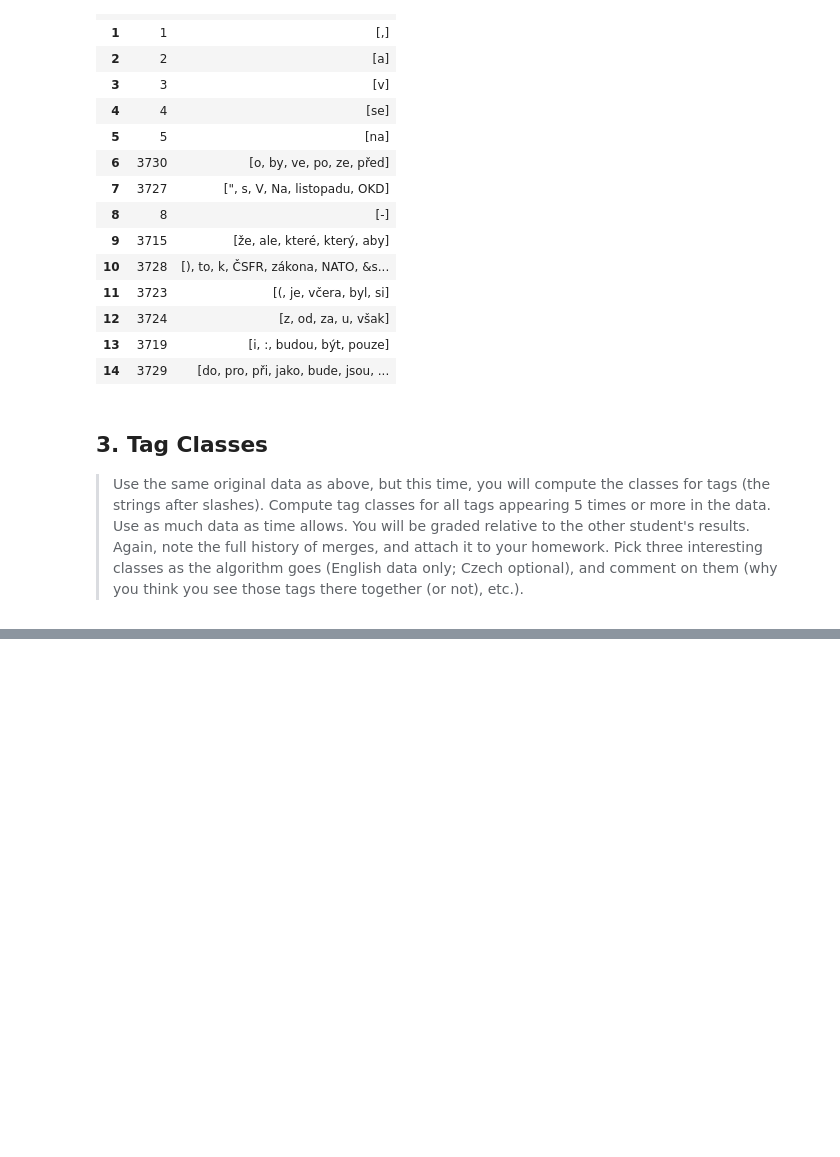
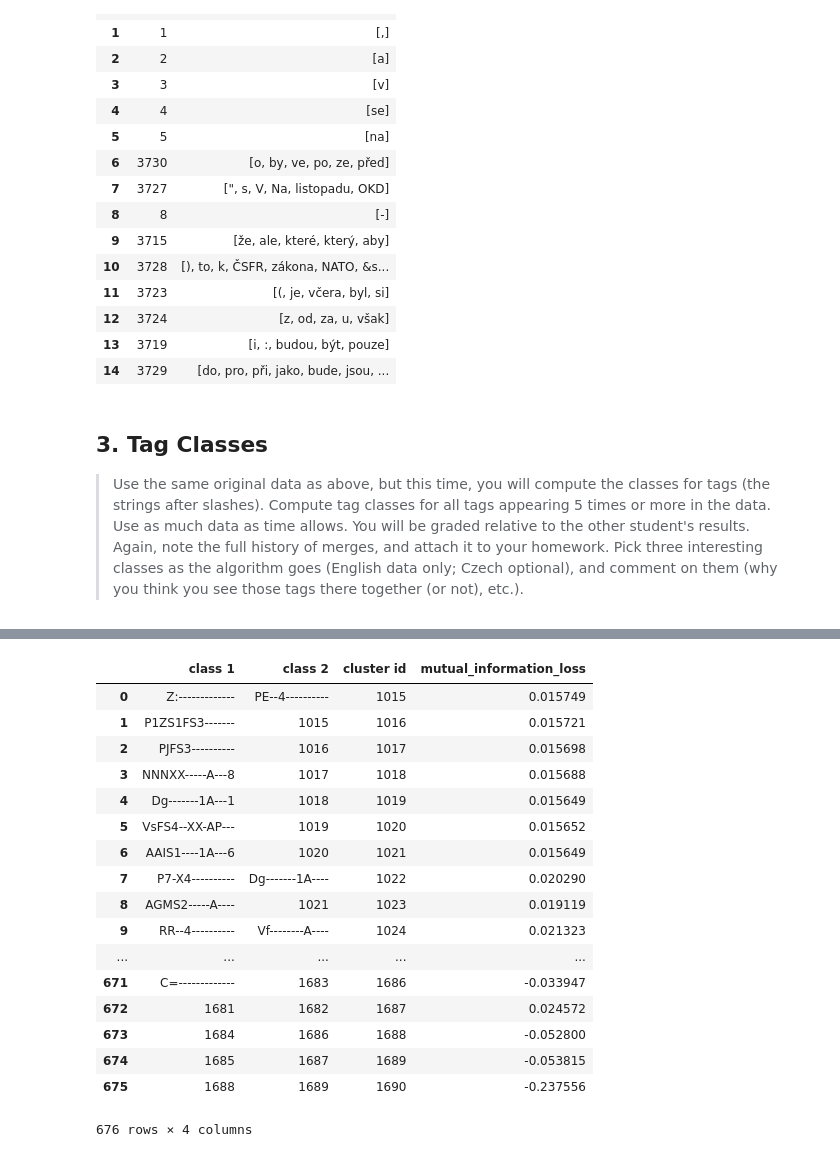
Before and after one commit to Hyperparticle/lct-master, a Jupyter notebook: charles-university/statistical-nlp/assignment-2/nlp-assignment-2.ipynb, the cells around one changed output, grey strips where cells are left out. Drawn from its saved outputs; the diff is of its cells as text; code cells hidden in the pictures; blank space fills up the shorter version.

```diff
--- a/charles-university/statistical-nlp/assignment-2/nlp-assignment-2.ipynb
+++ b/charles-university/statistical-nlp/assignment-2/nlp-assignment-2.ipynb
@@ -478,2 +440,21 @@ If you're reading this message in another frontend (for example, a static render
 # %%
-history(cluster_cz_tag)[:20]
+history(cluster_cz_tag)
+# %% [output]
+|  | class 1 | class 2 | cluster id | mutual_information_loss |
+| 0 | Z:------------- | PE--4---------- | 1015 | 0.015749 |
+| 1 | P1ZS1FS3------- | 1015 | 1016 | 0.015721 |
+| 2 | PJFS3---------- | 1016 | 1017 | 0.015698 |
+| 3 | NNNXX-----A---8 | 1017 | 1018 | 0.015688 |
+| 4 | Dg-------1A---1 | 1018 | 1019 | 0.015649 |
+| 5 | VsFS4--XX-AP--- | 1019 | 1020 | 0.015652 |
+| 6 | AAIS1----1A---6 | 1020 | 1021 | 0.015649 |
+| 7 | P7-X4---------- | Dg-------1A---- | 1022 | 0.020290 |
+| 8 | AGMS2-----A---- | 1021 | 1023 | 0.019119 |
+| 9 | RR--4---------- | Vf--------A---- | 1024 | 0.021323 |
+| ... | ... | ... | ... | ... |
+| 671 | C=------------- | 1683 | 1686 | -0.033947 |
+| 672 | 1681 | 1682 | 1687 | 0.024572 |
+| 673 | 1684 | 1686 | 1688 | -0.052800 |
+| 674 | 1685 | 1687 | 1689 | -0.053815 |
+| 675 | 1688 | 1689 | 1690 | -0.237556 |
+676 rows × 4 columns
```
Also changed, not shown: parts of 14 cells of this notebook.
